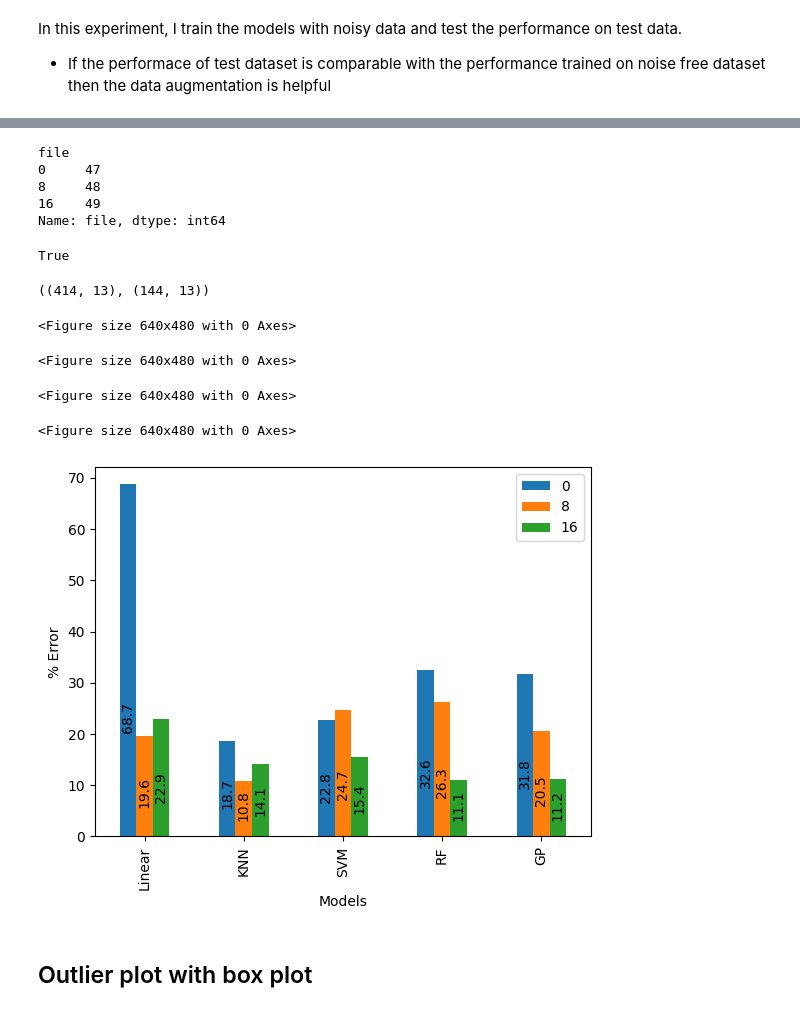
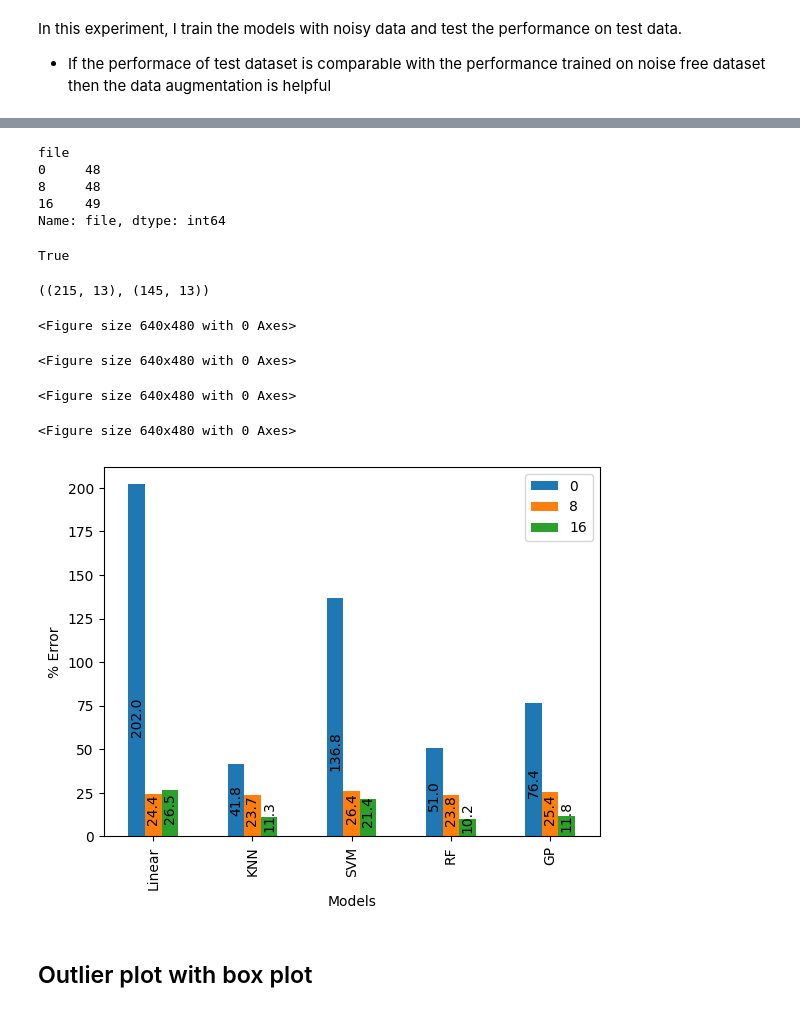
Before and after one commit to ramseylab/vgramreg, a Jupyter notebook: notebooks/train_model_with_noise.ipynb, the cells around one changed output, grey strips where cells are left out. Drawn from its saved outputs; the diff is of its cells as text; code cells hidden in the pictures.

```diff
--- a/notebooks/train_model_with_noise.ipynb
+++ b/notebooks/train_model_with_noise.ipynb
@@ -147,9 +147,9 @@ ouliners_to_remove
  '2024_02_19_cbz16_01',
  '2024_03_08_cbz16_15']
 # %%
-data_propery   = 'augmentation' # noisy, augmentation, and noiseless
+data_propery   = 'noiseless' # noisy, augmentation, and noiseless
 blank_norm     = False
-remove_outlier = 'train_only'   #None, train_only, all
+remove_outlier = ''   #None, train_only, all
 
 if data_propery=='noisy':
     (ML1_X_train, ML1_X_test, ML1_y_train, ML1_y_test), ML1_scalar = normalize_create_training_data(ML1_noisy_train, ML1_test, blank_norm, remove_outlier)
@@ -183,7 +183,7 @@ y_test  = pd.concat([ML1_y_test,  ML2_y_test,  ML4_y_test], axis=0)
 y_test.groupby(y_test).count()
 # %% [output]
 file
-0     47
+0     48
 8     48
 16    49
 Name: file, dtype: int64
@@ -194,7 +194,7 @@ True
 # %%
 X_train.shape, X_test.shape
 # %% [output]
-((414, 13), (144, 13))
+((215, 13), (145, 13))
 # %%
 def evaluate_score_class_stratified(y_pred:np.ndarray, y_test:pd.Series, score='r2', y_LOD=0.9117010154341669):
     y_test = y_test.reset_index(drop=True)
@@ -252,8 +252,8 @@ per_diff_class_stratified_test  = {'Models':[], '0':[], '8':[], '16':[]}
 
 
 for model_name in models:
-    # models_features_r2[model_name]  = ['univariate, max(S)']
-    # models_features_per[model_name] = ['univariate, max(S)']
+    models_features_r2[model_name]  = ['univariate, max(S)']
+    models_features_per[model_name] = ['univariate, max(S)']
 
     model      = select_model(model_name)
 
@@ -294,30 +294,30 @@ for model_name in models:
         r2_score_class_stratified_test[str(label)].append(temp_output_r2[label]['score'])
         per_diff_class_stratified_test[str(label)].append(temp_output_per_diff[label]['score'])
 
-    save_model_name = f'../models/Data_{data_propery}_outlier_remove_{remove_outlier}_vwidth_{vwidth}'
+    save_model_name = f'../models/Data_{data_propery}_outlier_remove_{remove_outlier}_vwidth_{vwidth}_root_min_univariate'
     os.makedirs(save_model_name, exist_ok=True)
 
     with open(f'{save_model_name}/{model_name}.pickle', 'wb') as f:
         dump(model_per_diff, f)
 # %%
-savedir   = f'../results/Noisy_Training_Dataset/data_property_{data_propery}_blank_norm_{blank_norm}_outlier_remove_{remove_outlier}_vwidth_{vwidth}'
+savedir   = f'../results/Noisy_Training_Dataset/data_property_{data_propery}_blank_norm_{blank_norm}_outlier_remove_{remove_outlier}_vwidth_{vwidth}_root_min_univariate'
 adj_score = False
 
 os.makedirs(savedir, exist_ok=True)
 
 visualization_testing_dataset(r2_score_val,  f'{savedir}/r2_score_val.png',   model_name_conversion, only_one_multivariate=False, adj_score=adj_score, legends=True)
 visualization_testing_dataset(per_diff_val, f'{savedir}/per_error_val.png', model_name_conversion, only_one_multivariate=False, r2_score=False, adj_score=False, legends=True)
 
 visualization_testing_dataset(r2_score_test,  f'{savedir}/r2_score_test.png',   model_name_conversion, only_one_multivariate=False, adj_score=adj_score, legends=True)
 visualization_testing_dataset(per_diff_test, f'{savedir}/per_error_test.png', model_name_conversion, only_one_multivariate=False, r2_score=False, adj_score=False, legends=True)
 
 visualization_class_stratified(per_diff_class_stratified_test, f'{savedir}/per_error_class_stratified.png')
 # %% [output]
 <Figure size 640x480 with 0 Axes>
 <Figure size 640x480 with 0 Axes>
 <Figure size 640x480 with 0 Axes>
 <Figure size 640x480 with 0 Axes>
-[figure, old version]
+[figure, new version]
 # %% [markdown]
 ## Outlier plot with box plot
 # %%
```
Also changed, not shown: parts of 1 cell of this notebook, 2 other files.
